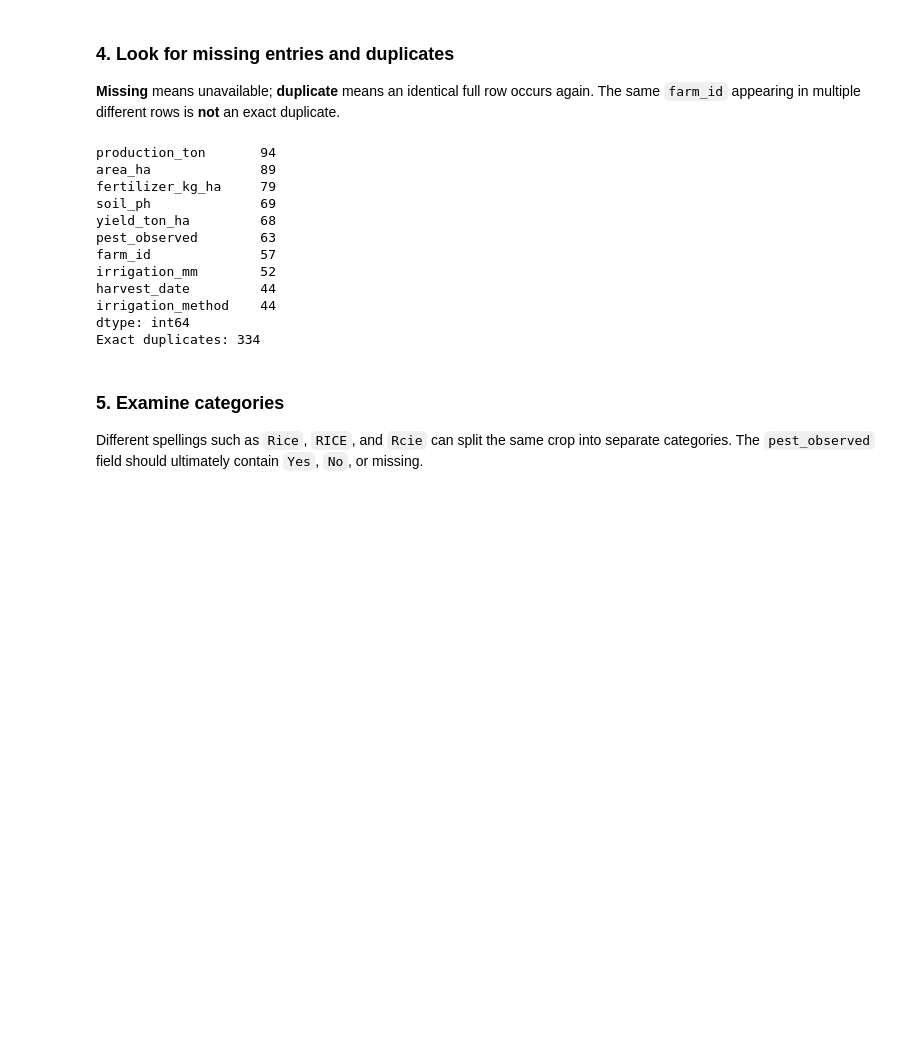
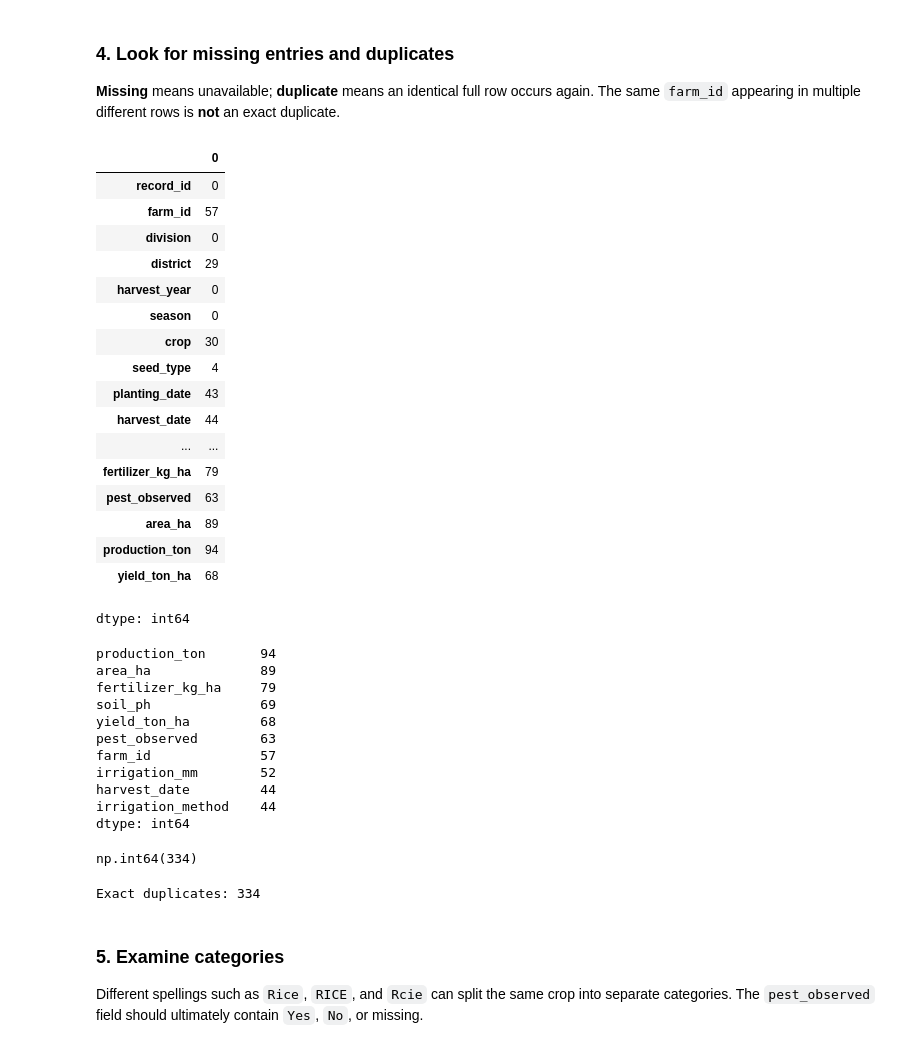
Before and after one commit to Saiful-2/notebooks, a Jupyter notebook: Work_Notebook_01_Data_Diagnosis_Cleaning_Quality_Validation_UPDATED.ipynb, the cells around one changed output. Drawn from its saved outputs; the diff is of its cells as text; code cells hidden in the pictures; blank space fills up the shorter version.

```diff
--- a/Work_Notebook_01_Data_Diagnosis_Cleaning_Quality_Validation_UPDATED.ipynb
+++ b/Work_Notebook_01_Data_Diagnosis_Cleaning_Quality_Validation_UPDATED.ipynb
@@ -91,12 +149,31 @@ memory usage: 2.0+ MB
 # %% [markdown]
 ### 4. Look for missing entries and duplicates
 **Missing** means unavailable; **duplicate** means an identical full row occurs again. The same `farm_id` appearing in multiple different rows is **not** an exact duplicate.
+# %%
+# Count missing cells per column
+df.isna().sum()
+# %% [output]
+|  | 0 |
+| record_id | 0 |
+| farm_id | 57 |
+| division | 0 |
+| district | 29 |
+| harvest_year | 0 |
+| season | 0 |
+| crop | 30 |
+| seed_type | 4 |
+| planting_date | 43 |
+| harvest_date | 44 |
+| ... | ... |
+| fertilizer_kg_ha | 79 |
+| pest_observed | 63 |
+| area_ha | 89 |
+| production_ton | 94 |
+| yield_ton_ha | 68 |
+dtype: int64
 # %%
 # Count missing cells per column
 print(df.isna().sum().sort_values(ascending=False).head(10))
-
-# Count repeated full rows
-print("Exact duplicates:", df.duplicated().sum())
 # %% [output]
 production_ton       94
 area_ha              89
@@ -109,7 +186,16 @@ irrigation_mm        52
 harvest_date         44
 irrigation_method    44
 dtype: int64
-Exact duplicates: 334
+# %%
+# Count repeated full rows
+df.duplicated().sum()
+# %% [output]
+np.int64(334)
+# %%
+# Count repeated full rows
+print("Exact duplicates:", df.duplicated().sum())
+# %% [output]
+Exact duplicates: 334
 # %% [markdown]
 ### 5. Examine categories
 Different spellings such as `Rice`, `RICE`, and `Rcie` can split the same crop into separate categories. The `pest_observed` field should ultimately contain `Yes`, `No`, or missing.
```
Also changed, not shown: parts of 12 cells of this notebook.
